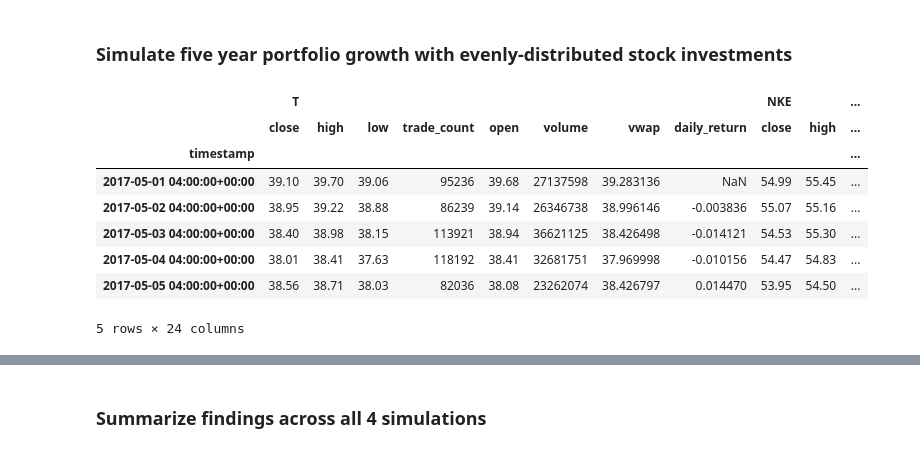
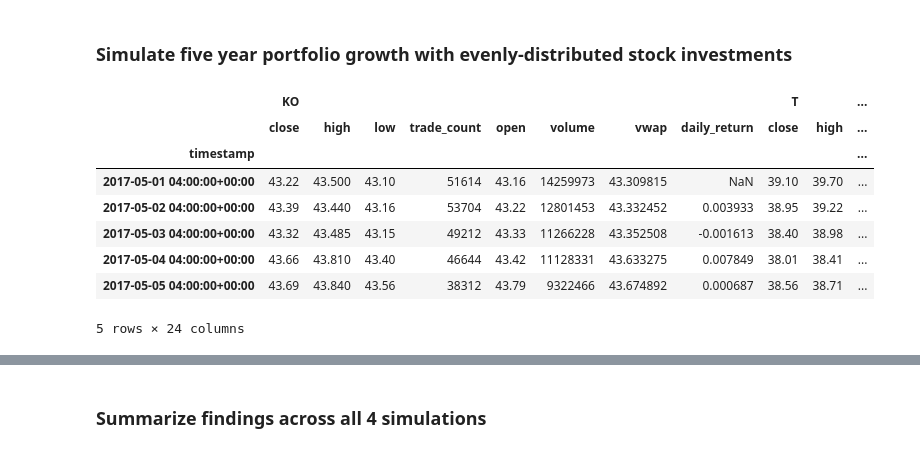
Before and after one commit to Joshbazz/Monte-Carlo-Simulator, a Jupyter notebook: Three_Stock_Monte.ipynb, the cells around one changed output, grey strips where cells are left out. Drawn from its saved outputs; the diff is of its cells as text; code cells hidden in the pictures.

```diff
--- a/Three_Stock_Monte.ipynb
+++ b/Three_Stock_Monte.ipynb
@@ -37,7 +37,7 @@ start_date = pd.Timestamp("2017-05-01", tz="America/New_York").isoformat()
 end_date = pd.Timestamp("2021-05-01", tz="America/New_York").isoformat()
 
 # Set the ticker information
-tickers = ["T","NKE","XOM"]
+tickers = ["KO","T","NVDA"]
 
 # Get 4 year's worth of historical price data
 # HINT: Set "limit" to at least 10000 so all ticker rows are captured from get_bars()
@@ -64,12 +64,13 @@ df_ticker.head()
 # %%
 # Reorganize the DataFrame
 # Separate ticker data
-T = df_ticker[df_ticker["symbol"]=="T"].drop("symbol", axis=1)
-NKE = df_ticker[df_ticker["symbol"]=="NKE"].drop("symbol", axis=1)
-XOM = df_ticker[df_ticker["symbol"]=="XOM"].drop("symbol", axis=1)
+#T = df_ticker[df_ticker["symbol"]=="T"].drop("symbol", axis=1)
+ticker_one = df_ticker[df_ticker["symbol"]==tickers[0]].drop("symbol", axis=1)
+ticker_two = df_ticker[df_ticker["symbol"]==tickers[1]].drop("symbol", axis=1)
+ticker_three = df_ticker[df_ticker["symbol"]==tickers[2]].drop("symbol", axis=1)
 
 # Concatenate the ticker DataFrames
-df_ticker = pd.concat([T, NKE, XOM], axis=1, keys=["T","NKE","XOM"])
+df_ticker = pd.concat([ticker_one, ticker_two, ticker_three], axis=1, keys=[tickers[0],tickers[1],tickers[2]])
 
 # Display sample data
 df_ticker.head()
@@ -86,20 +87,25 @@ df_ticker.head()
 # %% [markdown]
 ### Simulate five year portfolio growth with evenly-distributed stock investments
 # %%
-# Configure a Monte Carlo simulation to forecast five years cumulative returns
-MC_even_dist = MCSimulation(df_ticker, weights=[1/3,1/3,1/3], num_simulation=1000, num_trading_days=252*5)
+# Configure a Monte Carlo simulation to forecast specified years and num_sims cumulative returns
+
+# specify the number of simulations to be run and the number of years to be forecast
+num_sims = 1000
+forecast_years = 5
+
+MC_even_dist = MCSimulation(df_ticker, weights=[1/3,1/3,1/3], num_simulation=num_sims, num_trading_days=252*forecast_years)
 
 # Print the simulation input data
 MC_even_dist.portfolio_data.head()
 # %% [output]
-|  | T |  |  |  |  |  |  |  | NKE |  | ... |
+|  | KO |  |  |  |  |  |  |  | T |  | ... |
 |  | close | high | low | trade_count | open | volume | vwap | daily_return | close | high | ... |
 | timestamp |  |  |  |  |  |  |  |  |  |  | ... |
-| 2017-05-01 04:00:00+00:00 | 39.10 | 39.70 | 39.06 | 95236 | 39.68 | 27137598 | 39.283136 | NaN | 54.99 | 55.45 | ... |
-| 2017-05-02 04:00:00+00:00 | 38.95 | 39.22 | 38.88 | 86239 | 39.14 | 26346738 | 38.996146 | -0.003836 | 55.07 | 55.16 | ... |
-| 2017-05-03 04:00:00+00:00 | 38.40 | 38.98 | 38.15 | 113921 | 38.94 | 36621125 | 38.426498 | -0.014121 | 54.53 | 55.30 | ... |
-| 2017-05-04 04:00:00+00:00 | 38.01 | 38.41 | 37.63 | 118192 | 38.41 | 32681751 | 37.969998 | -0.010156 | 54.47 | 54.83 | ... |
-| 2017-05-05 04:00:00+00:00 | 38.56 | 38.71 | 38.03 | 82036 | 38.08 | 23262074 | 38.426797 | 0.014470 | 53.95 | 54.50 | ... |
+| 2017-05-01 04:00:00+00:00 | 43.22 | 43.500 | 43.10 | 51614 | 43.16 | 14259973 | 43.309815 | NaN | 39.10 | 39.70 | ... |
+| 2017-05-02 04:00:00+00:00 | 43.39 | 43.440 | 43.16 | 53704 | 43.22 | 12801453 | 43.332452 | 0.003933 | 38.95 | 39.22 | ... |
+| 2017-05-03 04:00:00+00:00 | 43.32 | 43.485 | 43.15 | 49212 | 43.33 | 11266228 | 43.352508 | -0.001613 | 38.40 | 38.98 | ... |
+| 2017-05-04 04:00:00+00:00 | 43.66 | 43.810 | 43.40 | 46644 | 43.42 | 11128331 | 43.633275 | 0.007849 | 38.01 | 38.41 | ... |
+| 2017-05-05 04:00:00+00:00 | 43.69 | 43.840 | 43.56 | 38312 | 43.79 | 9322466 | 43.674892 | 0.000687 | 38.56 | 38.71 | ... |
 5 rows × 24 columns
 # %%
 # Run a Monte Carlo simulation to forecast five years cumulative returns
```
Also changed, not shown: parts of 56 cells of this notebook, 8 other files.
